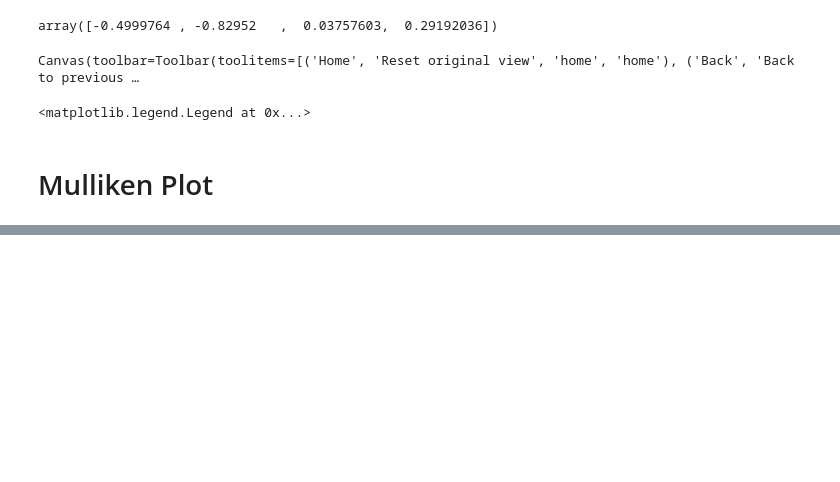
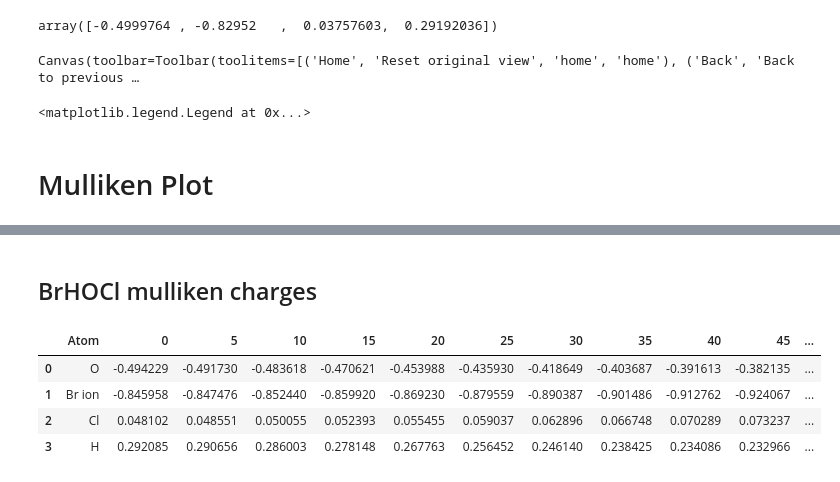
Before and after one commit to cgavinh/mccoy_hocl, a Jupyter notebook: Untitled.ipynb, the cells around one changed output, grey strips where cells are left out. Cells and saved outputs as stored; diff of their text form; code cells hidden in the pictures; blank space fills up the shorter version.

```diff
--- a/Untitled.ipynb
+++ b/Untitled.ipynb
@@ -248,0 +360,6 @@ No handles with labels found to put in legend.
+# %%
+brhocl_mull_data = [['O'], ['Br ion'], ['Cl'], ['H']]
+for i in range(len(brhocl_mull_data)):
+    for d in brhocl.mullikens[:,i]:
+        brhocl_mull_data[i].append(d)
+    brhocl_mull_data[i].append(brhocl.mullikens[:,i][-1]-brhocl.mullikens[:,i][0])
@@ -248,0 +386,10 @@ No handles with labels found to put in legend.
+# %% [markdown]
+## BrHOCl mulliken charges
+# %%
+brhocl_mull_df
+# %% [output]
+|  | Atom | 0 | 5 | 10 | 15 | 20 | 25 | 30 | 35 | 40 | 45 | ... |
+| 0 | O | -0.494229 | -0.491730 | -0.483618 | -0.470621 | -0.453988 | -0.435930 | -0.418649 | -0.403687 | -0.391613 | -0.382135 | ... |
+| 1 | Br ion | -0.845958 | -0.847476 | -0.852440 | -0.859920 | -0.869230 | -0.879559 | -0.890387 | -0.901486 | -0.912762 | -0.924067 | ... |
+| 2 | Cl | 0.048102 | 0.048551 | 0.050055 | 0.052393 | 0.055455 | 0.059037 | 0.062896 | 0.066748 | 0.070289 | 0.073237 | ... |
+| 3 | H | 0.292085 | 0.290656 | 0.286003 | 0.278148 | 0.267763 | 0.256452 | 0.246140 | 0.238425 | 0.234086 | 0.232966 | ... |
```
Also changed, not shown: parts of 17 cells of this notebook, 3 other files.
